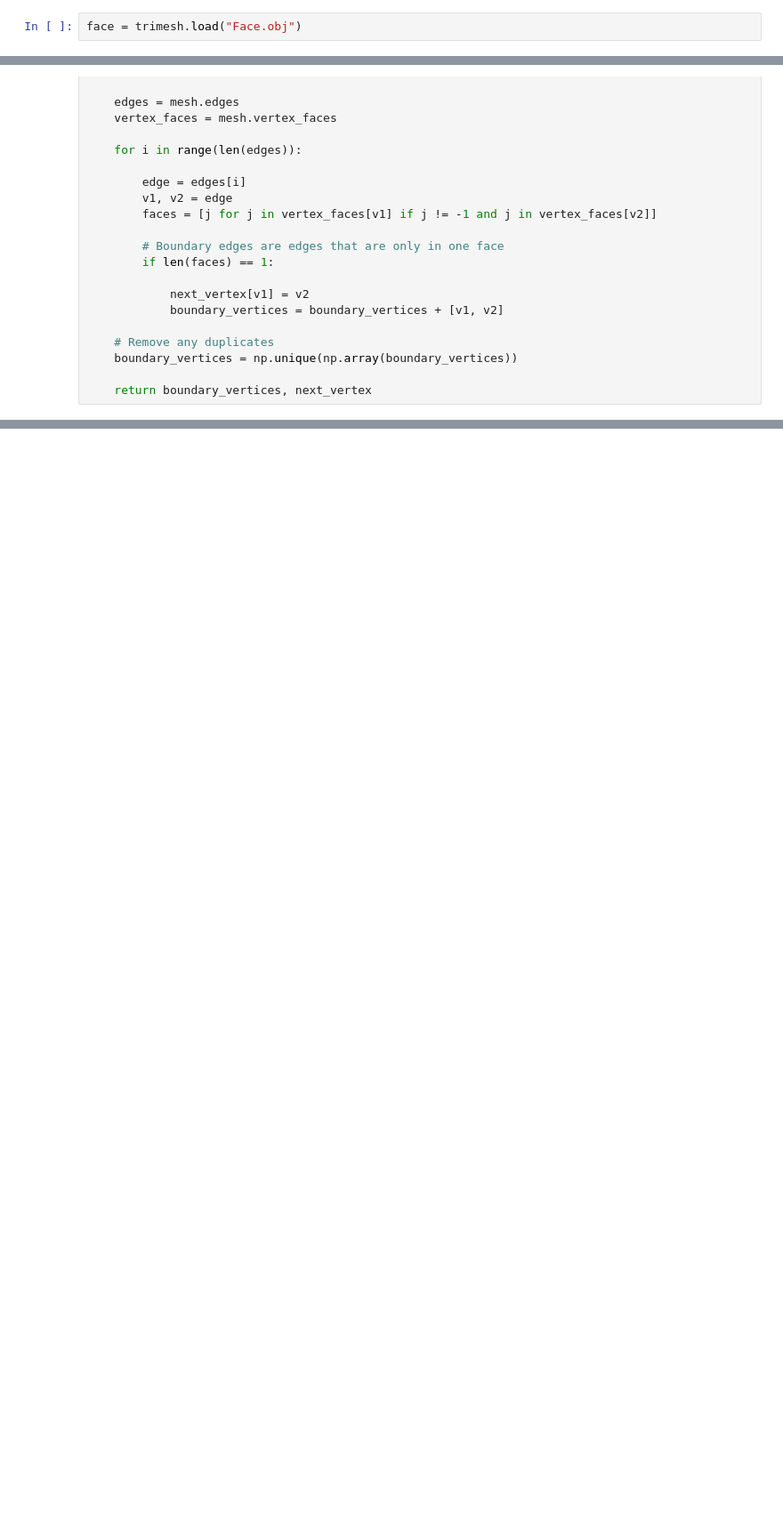
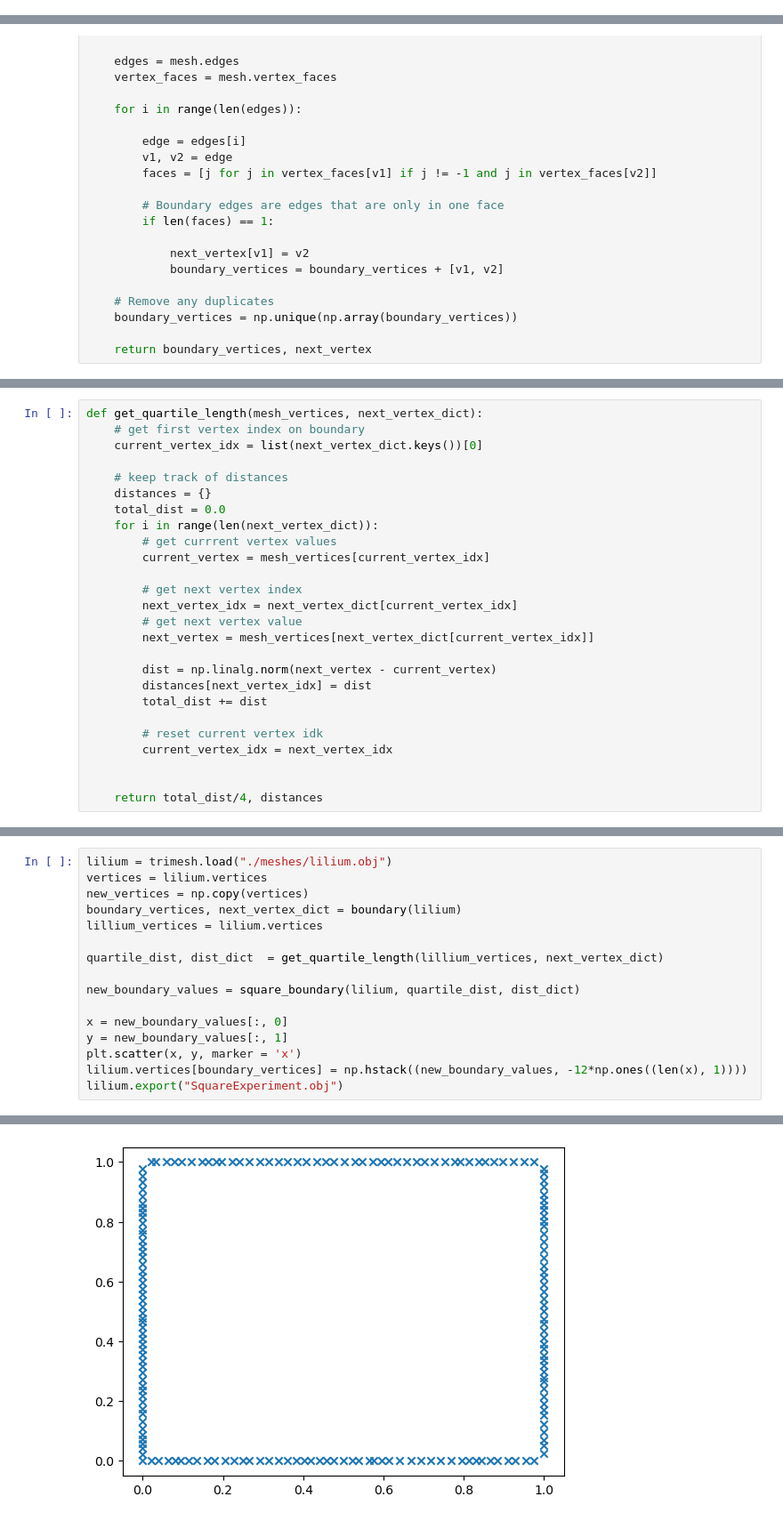
Before and after one commit to gabriellelittle1/Spectral-Mesh-Flattening, a Jupyter notebook: CodeA.ipynb, the cells around one changed output, grey strips where cells are left out. Shown at 89% size. Saved outputs shown, nothing was run; the diff lists cells and outputs as text; blank space fills up the shorter version.

Commit message:
WIP Improved map to square code

```diff
--- a/CodeA.ipynb
+++ b/CodeA.ipynb
@@ -3,8 +3,6 @@ import numpy as np
 import trimesh
 import matplotlib.pyplot as plt
 import copy
-# %%
-face = trimesh.load("Face.obj")
 # %%
 def boundary(mesh):
 
@@ -118,0 +39,26 @@ new_mesh.export("lillium_to_square.obj")
+# %%
+def get_quartile_length(mesh_vertices, next_vertex_dict):
+    # get first vertex index on boundary
+    current_vertex_idx = list(next_vertex_dict.keys())[0]
+
+    # keep track of distances
+    distances = {}
+    total_dist = 0.0
+    for i in range(len(next_vertex_dict)):
+        # get currrent vertex values
+        current_vertex = mesh_vertices[current_vertex_idx]
+
+        # get next vertex index
+        next_vertex_idx = next_vertex_dict[current_vertex_idx]
+        # get next vertex value
+        next_vertex = mesh_vertices[next_vertex_dict[current_vertex_idx]]
+
+        dist = np.linalg.norm(next_vertex - current_vertex)
+        distances[next_vertex_idx] = dist
+        total_dist += dist
+
+        # reset current vertex idk
+        current_vertex_idx = next_vertex_idx
+
+
+    return total_dist/4, distances
@@ -118,0 +116,17 @@ new_mesh.export("lillium_to_square.obj")
+# %%
+lilium = trimesh.load("./meshes/lilium.obj")
+vertices = lilium.vertices
+new_vertices = np.copy(vertices)
+boundary_vertices, next_vertex_dict = boundary(lilium)
+lillium_vertices = lilium.vertices
+
+quartile_dist, dist_dict  = get_quartile_length(lillium_vertices, next_vertex_dict)
+
+new_boundary_values = square_boundary(lilium, quartile_dist, dist_dict)
+
+x = new_boundary_values[:, 0]
+y = new_boundary_values[:, 1]
+plt.scatter(x, y, marker = 'x')
+lilium.vertices[boundary_vertices] = np.hstack((new_boundary_values, -12*np.ones((len(x), 1))))
+lilium.export("SquareExperiment.obj")
+# %% [output]
@@ -118,0 +150 @@ new_mesh.export("lillium_to_square.obj")
+[figure, added]
```
Also changed, not shown: parts of 3 cells of this notebook.
